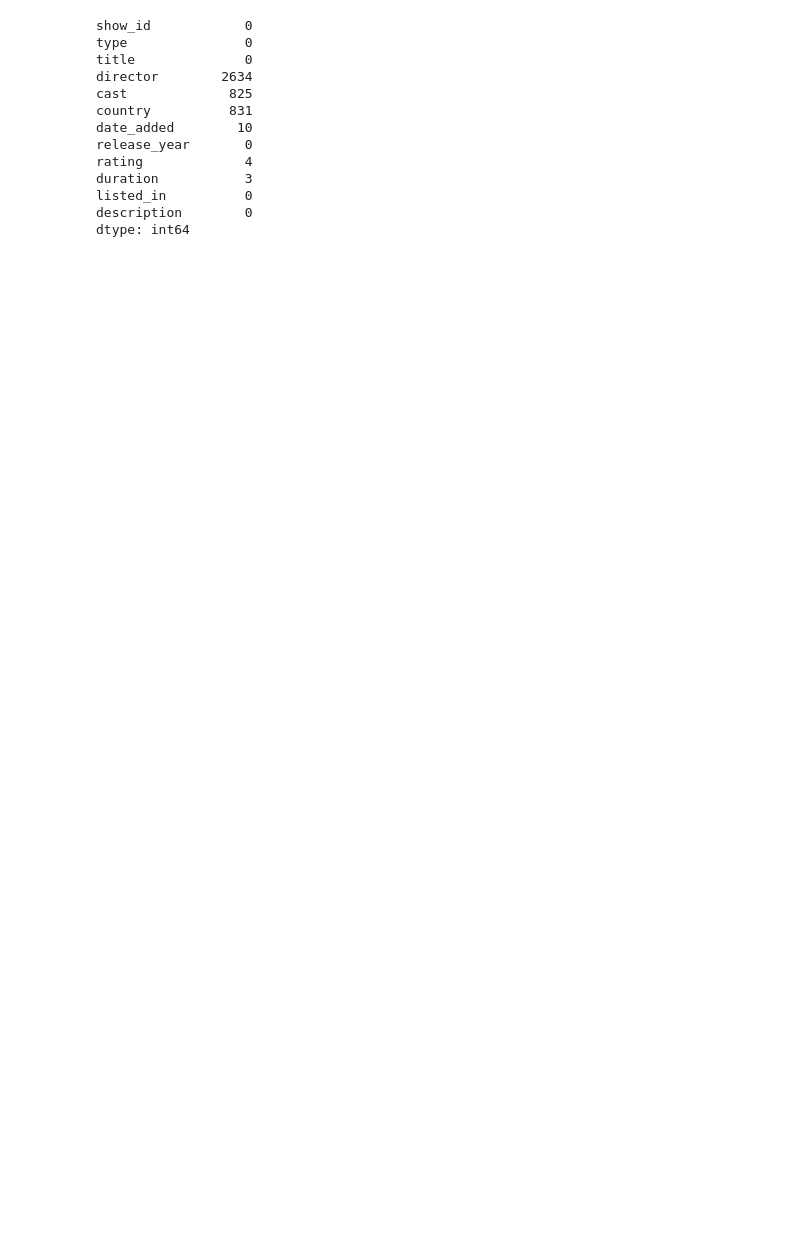
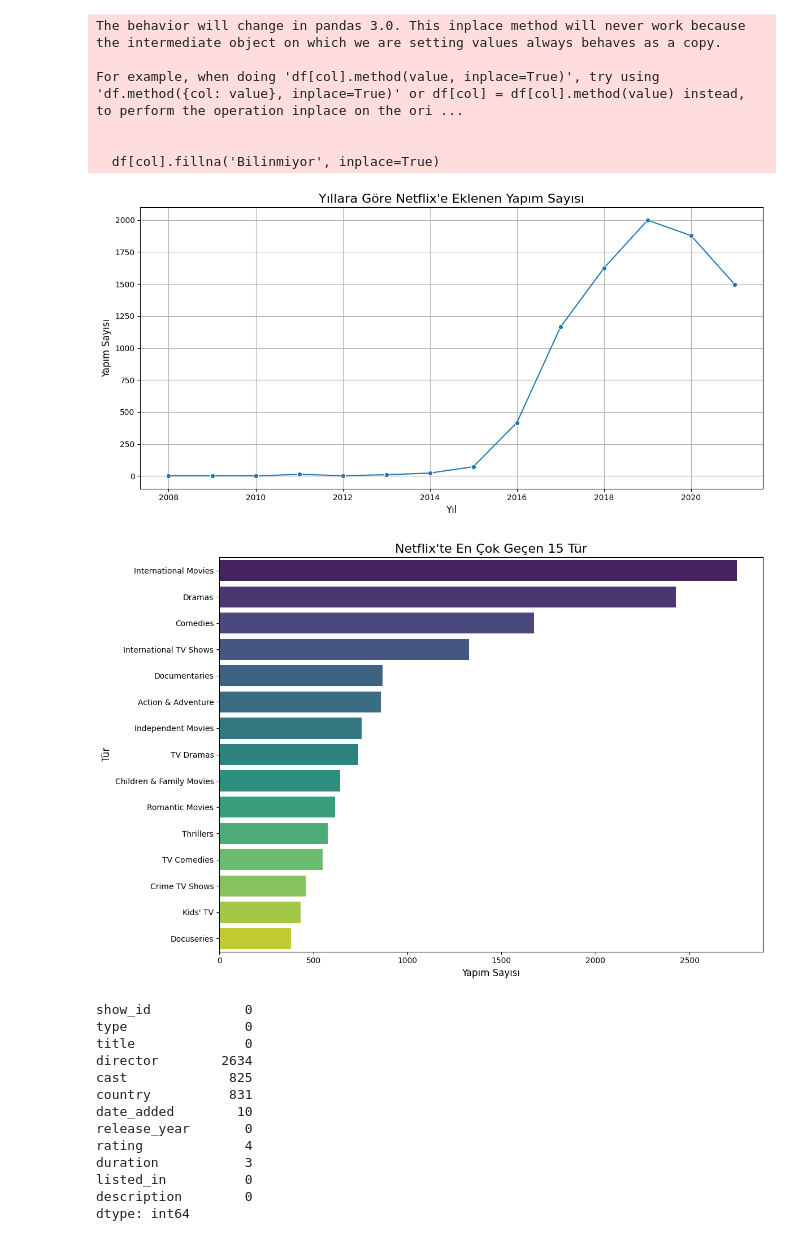
Before and after one commit to ozlem-wq/netflix_data_analysis, a Jupyter notebook: 01_cleaning_and_eda.ipynb, the cells around one changed output. Saved outputs shown, nothing was run; the diff lists cells and outputs as text; code cells hidden in the pictures; blank space fills up the shorter version.

```diff
--- a/01_cleaning_and_eda.ipynb
+++ b/01_cleaning_and_eda.ipynb
@@ -1,24 +1,46 @@
 # %%
 # 01_cleaning_and_eda.ipynb
 
+
+import sys
+sys.path.append('.')
+
+# Gerekli kütüphaneleri ve kendi utils dosyanı içe aktar
 import pandas as pd
-import matplotlib.pyplot as plt
-import seaborn as sns
+from utils import parse_date_added, create_yearly_trend_chart, create_top_genres_chart
+# ...
 
-# Veri yükle
-df = pd.read_csv(r"C:\Users\ozlem\OneDrive\Masaüstü\netflix-analysis\data\netflix_titles.csv")
+# Veri setini yükle
+# netflix_titles.csv dosyasının data/ klasöründe olduğundan emin olun
+df = pd.read_csv('../data/netflix_titles.csv')
 
+# --- VERİ TEMİZLEME VE İLK GÖZLEMLER (EDA) ---
 
-# İlk 5 satırı göster
-df.head()
+# Veriye ilk bakış
+print("Veri Setinin İlk 5 Satırı:")
+print(df.head())
 
-# Veri hakkında bilgi
-df.info()
+print("\nVeri Setinin Bilgi Özeti:")
+print(df.info())
 
-# Eksik değer kontrolü
-df.isnull().sum()
+# Eksik verileri doldurma
+for col in ['director', 'cast', 'country']:
+    df[col].fillna('Bilinmiyor', inplace=True)
 
-# Örnek grafik
-sns.countplot(y='type', data=df)
-plt.show()
+# 'date_added' sütununu utils.py içindeki fonksiyonla düzenleme
+df = parse_date_added(df)
+
+# Eksik 'date_added' satırlarını temizleme
+df.dropna(subset=['date_added'], inplace=True)
+
+print("\nTemizlenmiş Veri Setinin Bilgi Özeti:")
+print(df.info())
+
+# --- GÖRSELLEŞTİRMELER VE ANALİZLER ---
+
+# Yıllara Göre Eklenen Yapım Sayısı Grafiğini Oluştur ve Kaydet
+create_yearly_trend_chart(df, output_path='images/yearly_trend.png')
+
+# En Çok Geçen 15 Tür Grafiğini Oluştur ve Kaydet
+create_top_genres_chart(df, output_path='../images/top_genres.png')
 # %% [output]
@@ -26,3 +64,11 @@ ModuleNotFoundError: No module named 'pandas'
+The behavior will change in pandas 3.0. This inplace method will never work because the intermediate object on which we are setting values always behaves as a copy.
+
+For example, when doing 'df[col].method(value, inplace=True)', try using 'df.method({col: value}, inplace=True)' or df[col] = df[col].method(value) instead, to perform the operation inplace on the ori ...
+
+
+  df[col].fillna('Bilinmiyor', inplace=True)
+[figure, added]
+[figure, added]
 # %%
 df.isnull().sum()
 # %% [output]
```
Also changed, not shown: parts of 5 cells of this notebook.
